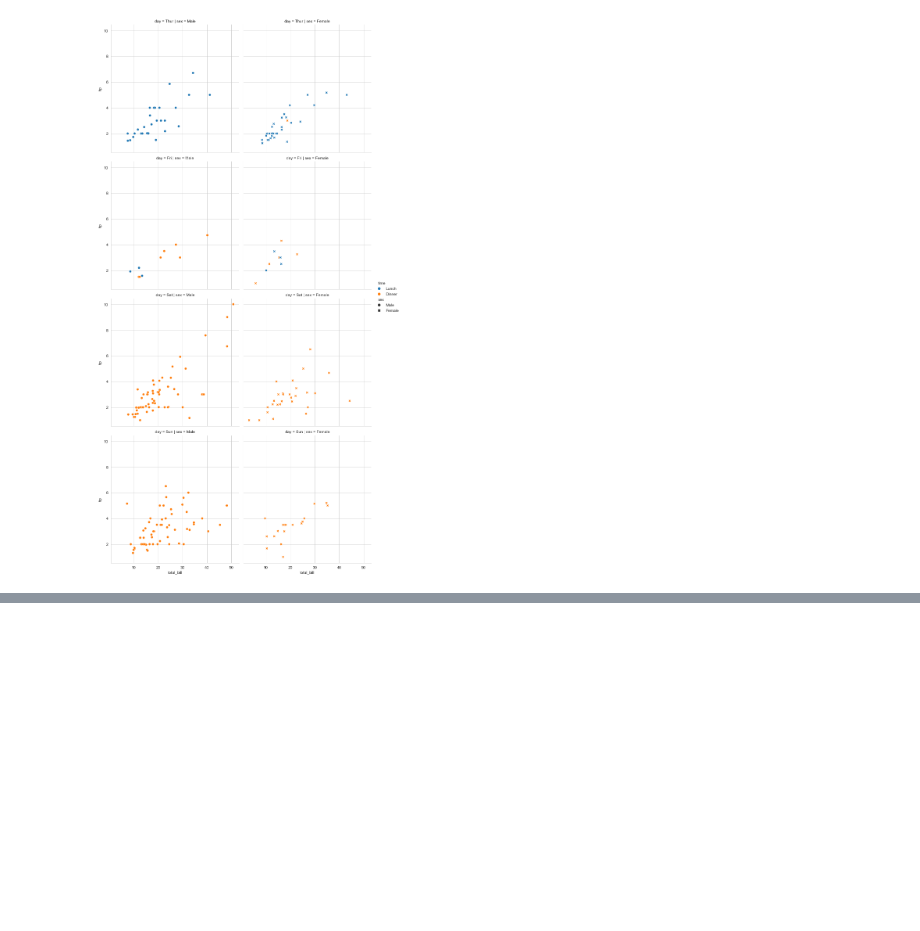
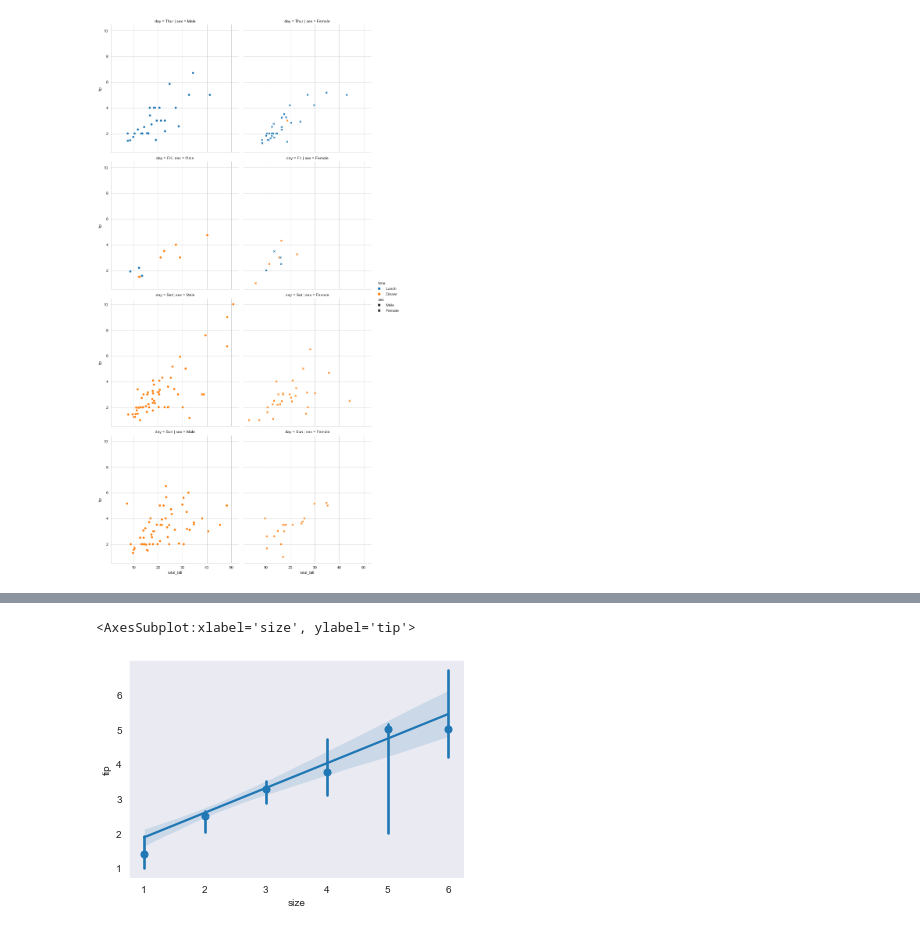
Before and after one commit to inesriahi/Seaborn-Tutorial, a Jupyter notebook: seaborn-tutorial.ipynb, the cells around one changed output, grey strips where cells are left out. Cells and saved outputs as stored; diff of their text form; code cells hidden in the pictures; blank space fills up the shorter version.

```diff
--- a/seaborn-tutorial.ipynb
+++ b/seaborn-tutorial.ipynb
@@ -155,0 +206,5 @@ sns.relplot(data=tips, x="total_bill", y="tip", hue="time", style="sex", kind="s
+# %%
+sns.regplot(x='size', y='tip', data=tips, x_estimator=np.median)
+# %% [output]
+<AxesSubplot:xlabel='size', ylabel='tip'>
+[figure, added]
```
Also changed, not shown: parts of 12 cells of this notebook.
